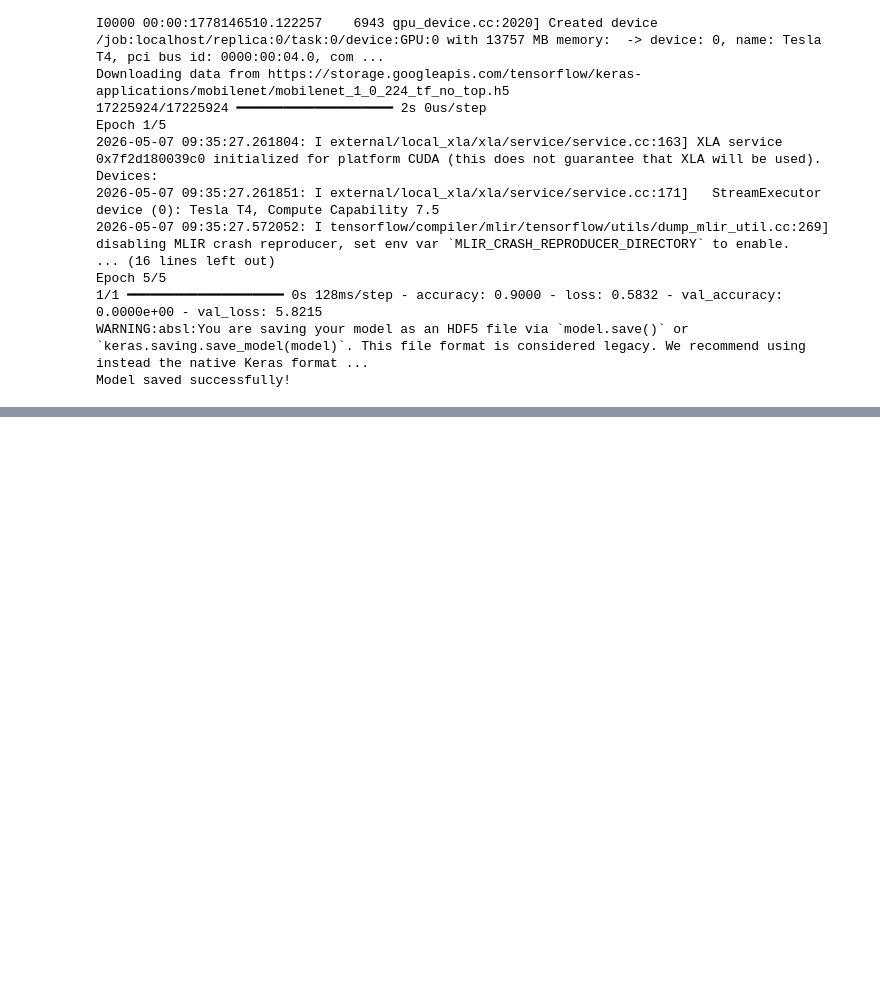
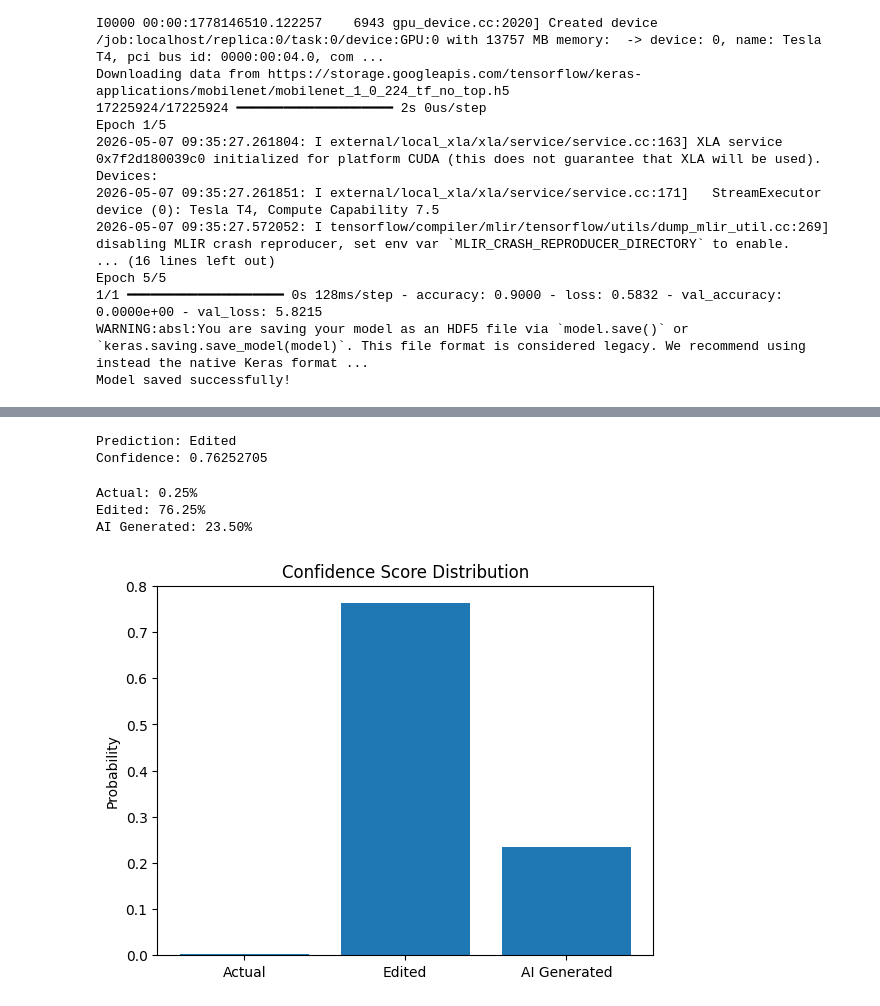
Before and after one commit to maheshisewwandisamaraweera/image-authentication-project, a Jupyter notebook: notebooks/data_generation.ipynb, the cells around one changed output, grey strips where cells are left out. Saved outputs shown, nothing was run; the diff lists cells and outputs as text; code cells hidden in the pictures; blank space fills up the shorter version.

```diff
--- a/notebooks/data_generation.ipynb
+++ b/notebooks/data_generation.ipynb
@@ -72,0 +243,5 @@ Model saved successfully!
+# %%
+uploaded = files.upload()
+
+filename = list(uploaded.keys())[0]
+image = cv2.imdecode(np.frombuffer(uploaded[filename], np.uint8), cv2.IMREAD_COLOR)
@@ -72,0 +251,17 @@ Model saved successfully!
+# %%
+def preprocess(img):
+    img = cv2.resize(img, (224, 224))
+    img = img / 255.0
+    img = np.expand_dims(img, axis=0)
+    return img
+# %%
+def enhance(img):
+    blur = cv2.GaussianBlur(img, (0,0), 3)
+    sharp = cv2.addWeighted(img, 1.5, blur, -0.5, 0)
+    return sharp
+
+image = enhance(image)
+# %%
+input_img = preprocess(image)
+
+prediction = model.predict(input_img)[0]
@@ -72,0 +270,23 @@ Model saved successfully!
+# %%
+class_id = np.argmax(prediction)
+confidence = prediction[class_id]
+
+print("Prediction:", class_names[class_id])
+print("Confidence:", confidence)
+# %% [output]
+Prediction: Edited
+Confidence: 0.76252705
+# %%
+for i, score in enumerate(prediction):
+    print(f"{class_names[i]}: {score*100:.2f}%")
+# %% [output]
+Actual: 0.25%
+Edited: 76.25%
+AI Generated: 23.50%
+# %%
+plt.bar(class_names, prediction)
+plt.title("Confidence Score Distribution")
+plt.ylabel("Probability")
+plt.show()
+# %% [output]
+[figure, added]
```
Also changed, not shown: parts of 22 cells of this notebook.
